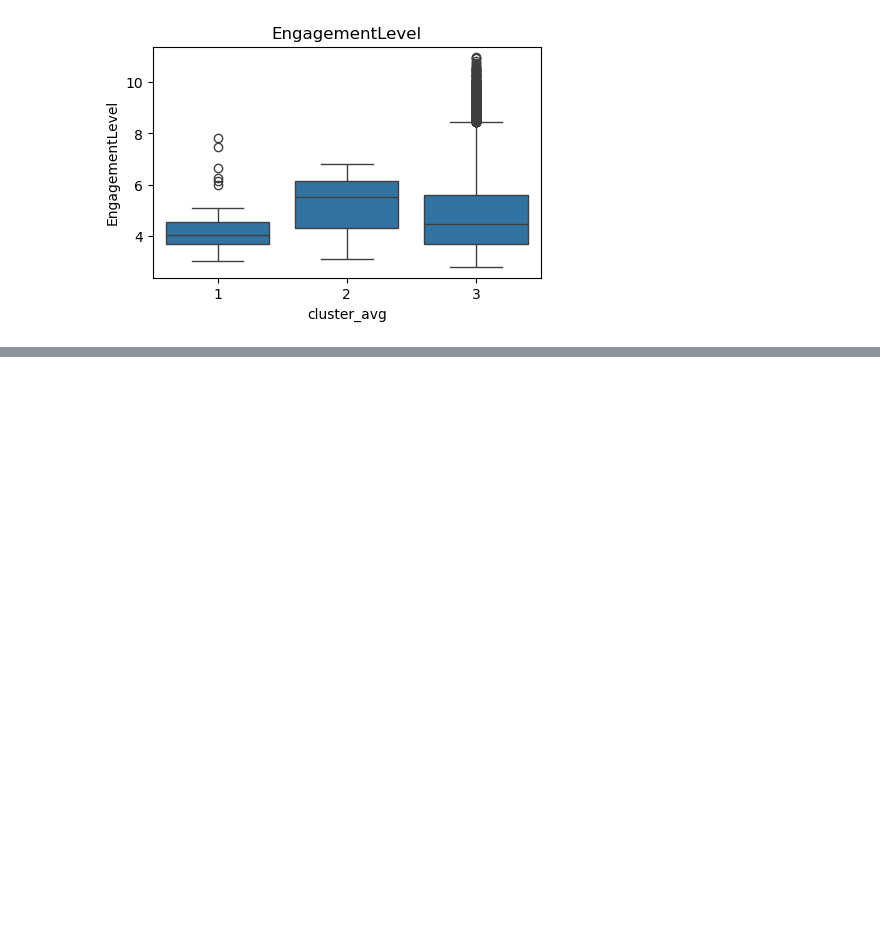
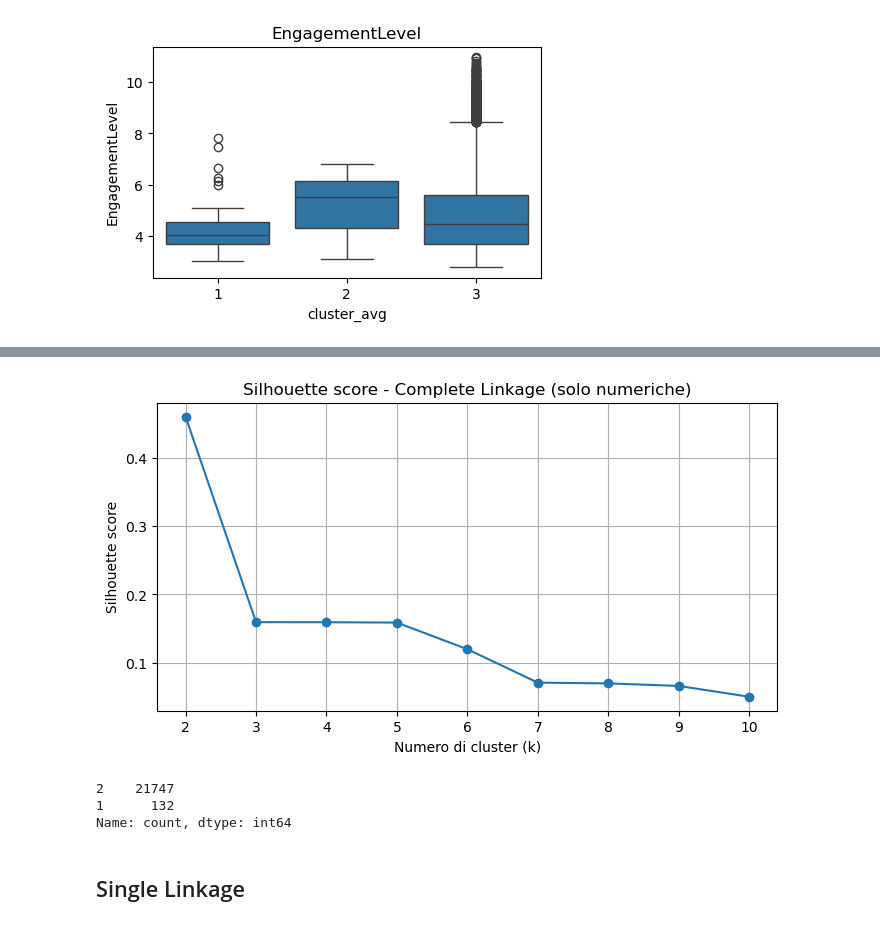
Before and after one commit to leopasq24/DataMining, a Jupyter notebook: hierarchical_clustering (2).ipynb, the cells around one changed output, grey strips where cells are left out. Drawn from its saved outputs; the diff is of its cells as text; code cells hidden in the pictures; blank space fills up the shorter version.

```diff
--- a/hierarchical_clustering (2).ipynb
+++ b/hierarchical_clustering (2).ipynb
@@ -391,0 +465,11 @@ for col in numeric_vars:
+# %%
+from sklearn.metrics import silhouette_score
+
+sil_scores_comp_num = {}
+
+for k in range(2, 11):
+    clusters_k = fcluster(Z_num2, t=k, criterion='maxclust')
+    score = silhouette_score(df_cluster_num, clusters_k)
+    sil_scores_comp_num[k] = score
+
+sil_scores_comp_num
@@ -391,0 +486,20 @@ for col in numeric_vars:
+# %%
+plt.figure(figsize=(8, 4))
+plt.plot(list(sil_scores_comp_num.keys()), list(sil_scores_comp_num.values()), marker='o')
+plt.title("Silhouette score - Complete Linkage (solo numeriche)")
+plt.xlabel("Numero di cluster (k)")
+plt.ylabel("Silhouette score")
+plt.grid(True)
+plt.show()
+# %% [output]
+[figure, added]
+# %%
+clusters_k2 = fcluster(Z_num2, t=2, criterion='maxclust')
+pd.Series(clusters_k2).value_counts()
+#THIS IS SOOOOO BAD STILL
+# %% [output]
+2    21747
+1      132
+Name: count, dtype: int64
+# %% [markdown]
+## Single Linkage
```
Also changed, not shown: parts of 30 cells of this notebook.
